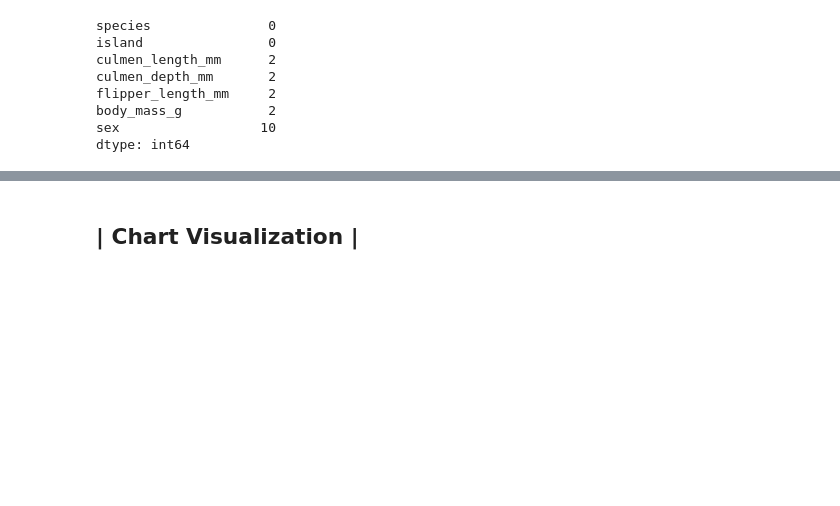
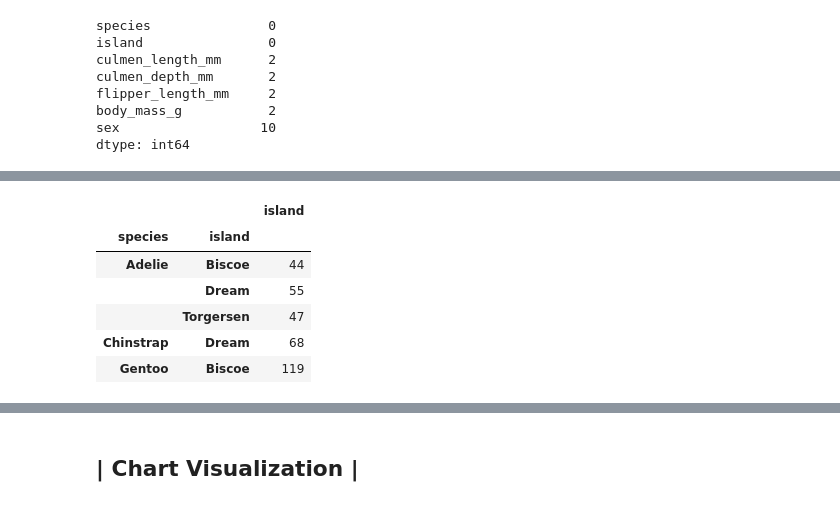
Before and after one commit to AlfaisalGassim/palmerPenguinsEDA, a Jupyter notebook: palmerpenguins.ipynb, the cells around one changed output, grey strips where cells are left out. Cells and saved outputs as stored; diff of their text form; code cells hidden in the pictures; blank space fills up the shorter version.

```diff
--- a/palmerpenguins.ipynb
+++ b/palmerpenguins.ipynb
@@ -126,0 +152,11 @@ peng.head()
+# %%
+# penguins species distribution based on island
+(peng.groupby(["species","island"])["island"].count()).to_frame()
+# %% [output]
+|  |  | island |
+| species | island |  |
+| Adelie | Biscoe | 44 |
+|  | Dream | 55 |
+|  | Torgersen | 47 |
+| Chinstrap | Dream | 68 |
+| Gentoo | Biscoe | 119 |
```
Also changed, not shown: parts of 19 cells of this notebook, 8 other files.
